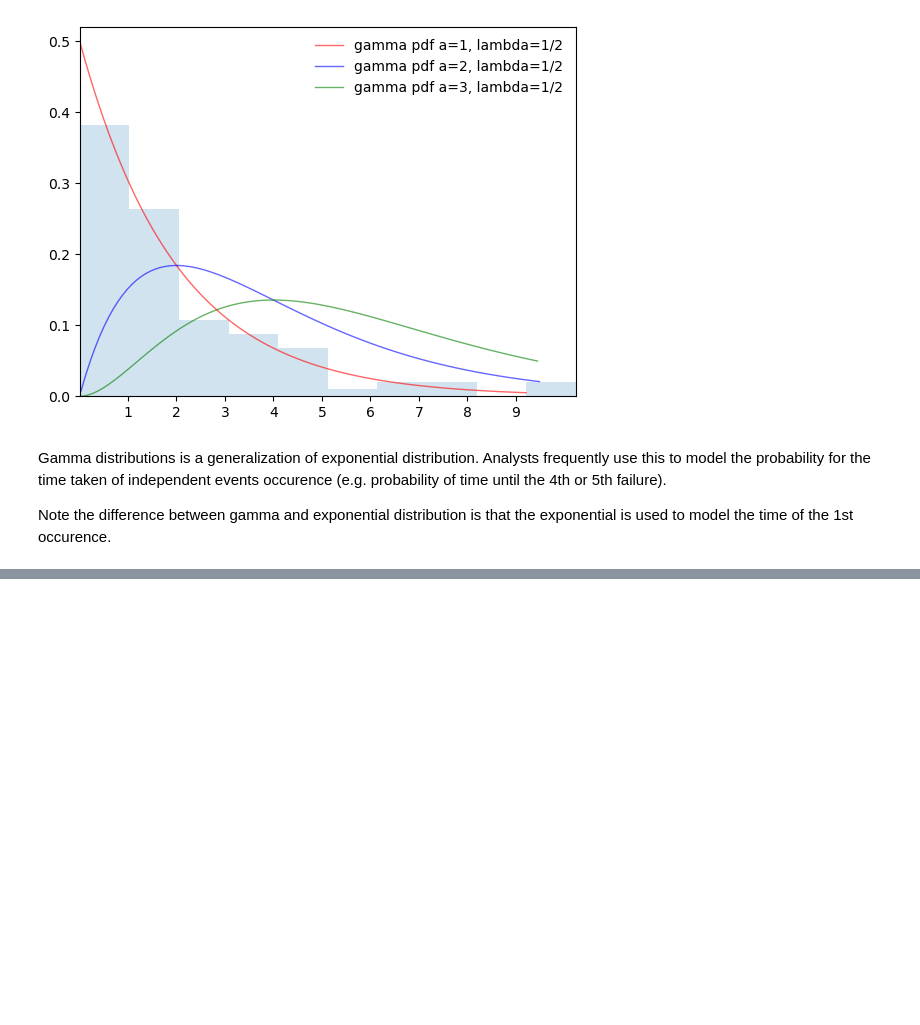
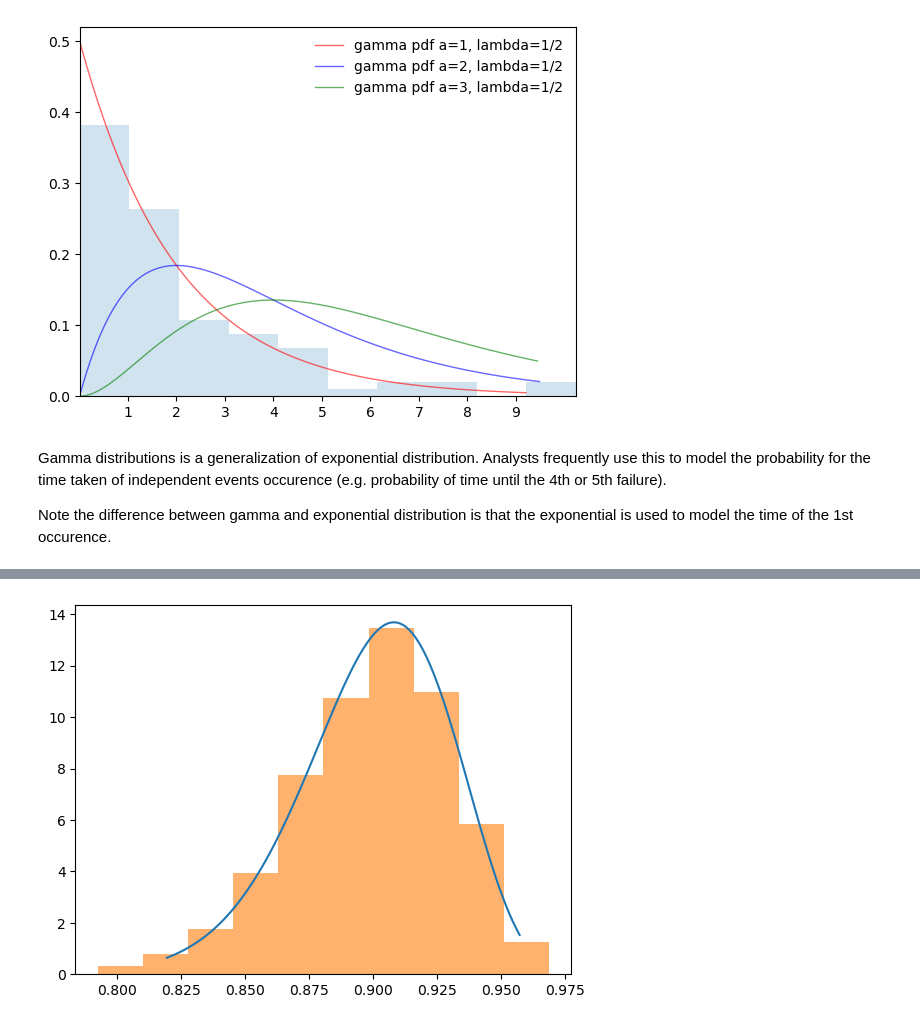
Before and after one commit to FaizAzhar/DataScience-studies, a Jupyter notebook: Statistical Distributions.ipynb, the cells around one changed output, grey strips where cells are left out. Cells and saved outputs as stored; diff of their text form; code cells hidden in the pictures; blank space fills up the shorter version.

```diff
--- a/Statistical Distributions.ipynb
+++ b/Statistical Distributions.ipynb
@@ -206,0 +210,15 @@ Note the difference between gamma and exponential distribution is that the expon
+# %%
+from scipy.stats import beta
+import matplotlib.pyplot as plt
+import numpy as np
+
+a, b = 90, 10
+x = np.linspace(beta.ppf(0.01,a, b), beta.ppf(0.99,a,b), 100)
+rv = beta.rvs(a,b,size=1000)
+
+fig, ax = plt.subplots(1,1)
+ax.plot(x, beta.pdf(x,a,b), label='beta pdf')
+ax.hist(rv, density=True, alpha=0.6)
+plt.show()
+# %% [output]
+[figure, added]
```
Also changed, not shown: parts of 1 cell of this notebook.
